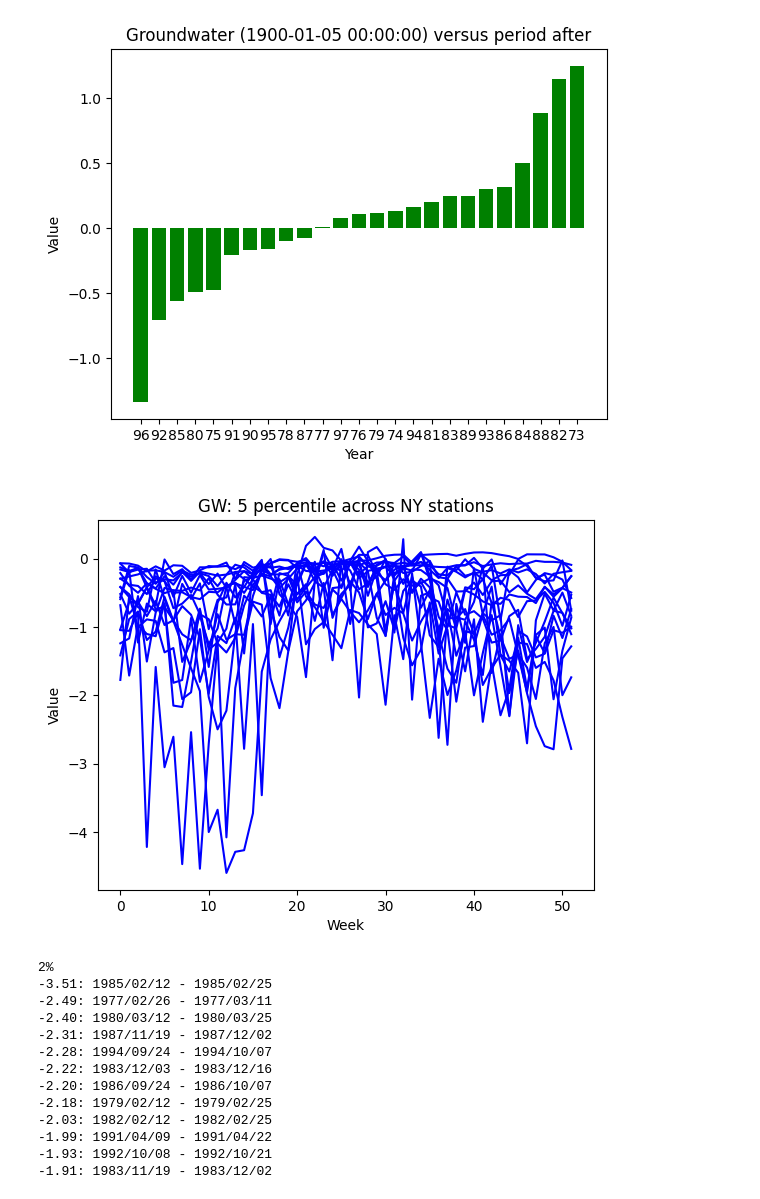
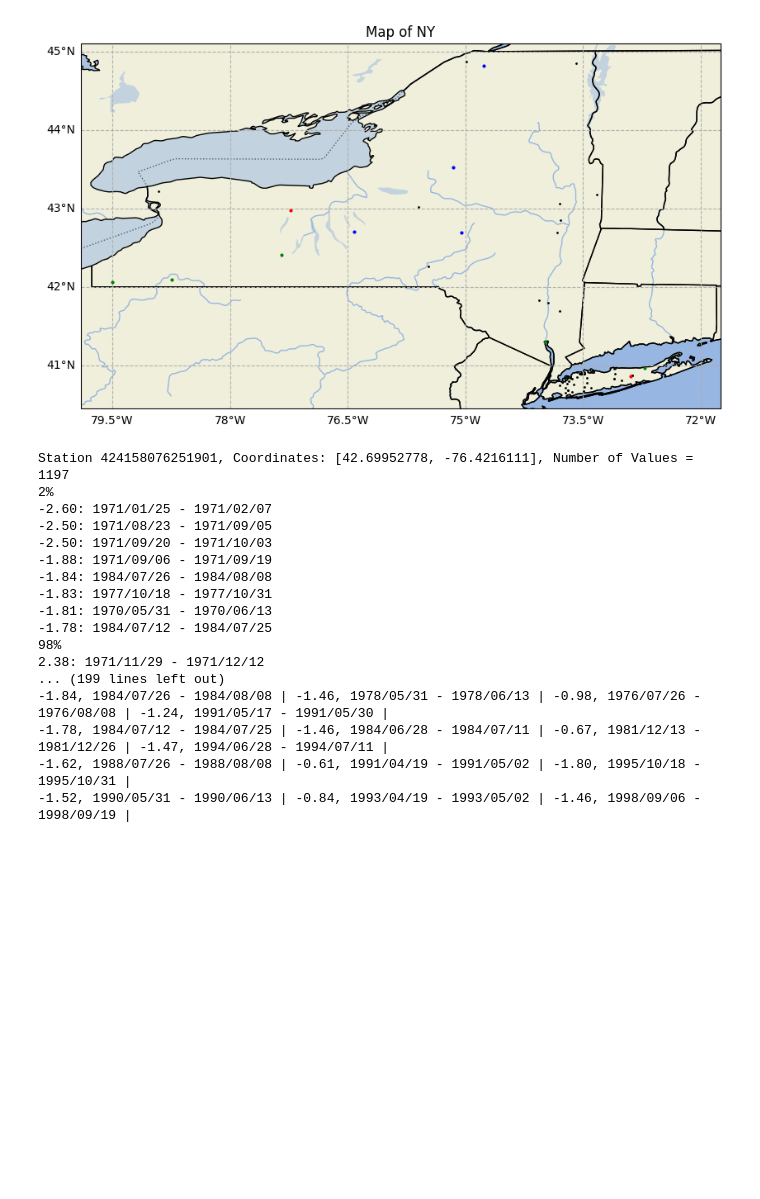
Before and after one commit to kschneider12/Cornell2024, a Jupyter notebook: groundwater.ipynb, the cells around one changed output. Saved outputs shown, nothing was run; the diff lists cells and outputs as text; code cells hidden in the pictures; blank space fills up the shorter version.

```diff
--- a/groundwater.ipynb
+++ b/groundwater.ipynb
@@ -385,7 +482,7 @@ def using_all_weeks(data, date, start_date, end_date, index_of_site, percent):
         if len(da) == 1:
             da = '0' + da
         #print(graph_comparison(data, f"{mo}-{da}", start_date, end_date, index_of_site, window, True, 0))
-        info = (graph_comparison(data, f"{mo}-{da}", start_date, end_date, index_of_site, window, False, 0))
+        info = (graph_comparison2(data, f"{mo}-{da}", start_date, end_date, index_of_site, window, False, 0))
         # Need to gather full date of entry
         #ERROR
         if info:
@@ -393,5 +490,11 @@ def using_all_weeks(data, date, start_date, end_date, index_of_site, percent):
                 total_data.append([info[0][i],f"{info[7][i]}/{(info[5])} - {info[7][i]}/{info[6]}"])
     total_data.sort(key=sortkey)
     print(str(percent) + "%")
+    #print(int(len(total_data)))
     for i in range(int(len(total_data) / (100 / percent))):
         print(f'{total_data[i][0]:.2f}: {total_data[i][1]}')
+
+    print(str(100 - percent) + "%")
+    for i in total_data[-1 * int(len(total_data) / (100 / percent)): -1]:
+        print(f'{i[0]:.2f}: {i[1]}')
+    return total_data[0:(int(int(len(total_data) / (100 / percent))))]
@@ -410,17 +1041,25 @@ end_date = "2023"
 date = "01-05"
 
 # Distance in weeks looked in each direction of date
-window_in_wks = 0.5
+window_in_wks = 2
 
 # determines which percentile is graphed, can be list of multiple percentiles
 percentile = [5]
 
-data = get_usgs_gw1(state, start_date, end_date)
-graph_comparison(data, date, start_date, end_date, 580, window_in_wks, True, percentile)
-percent(data, "01-05", start_date, end_date, percentile, state, "all")
+cluster = 2
+scope = 2
+
+#data = get_usgs_gw3(state, "1950-01-01", "2023-12-31")
+#data = get_usgs_gw_code('420530078445201', start_date, end_date)
+#print(num_of_reps(data, 27))
+#graph_comparison(data, date, start_date, end_date, 615, window_in_wks, True, percentile)
+#percent(data, "01-05", start_date, end_date, percentile, state, "all")
 #percentile = [5,10,25,33]
 #a = percent(data, "01-05", start_date, end_date, percentile, state, "580")
-using_all_weeks(data, date, start_date, end_date, 580, 2)
-differences(data, "01-14", start_date, end_date, 580, window_in_wks)
-#get_station_info(data, state, start_date, end_date)
+#using_all_weeks(data, date, start_date, end_date, 0, 2)
+#differences(data, "01-14", start_date, end_date, 615, window_in_wks)
+#get_station_info(data, start_date, end_date)
+percent = 2
+cluster_using_all_wks(state, cluster, 3, start_date, end_date, percent)
+#mapping2(state, 3, [632, 641, 362, 580], dt.datetime(int(end_date), 12, 31) - dt.datetime(int(start_date), 1, 1))
 # %% [output]
@@ -429,15 +1067,18 @@ Range of data set 2: 1900-01-08 12:00:00 - 1900-01-14 12:00:00
-[figure, old version]
+[figure, new version]
-[figure, removed]
+Station 424158076251901, Coordinates: [42.69952778, -76.4216111], Number of Values = 1197
 2%
--3.51: 1985/02/12 - 1985/02/25
--2.49: 1977/02/26 - 1977/03/11
--2.40: 1980/03/12 - 1980/03/25
--2.31: 1987/11/19 - 1987/12/02
--2.28: 1994/09/24 - 1994/10/07
--2.22: 1983/12/03 - 1983/12/16
--2.20: 1986/09/24 - 1986/10/07
--2.18: 1979/02/12 - 1979/02/25
--2.03: 1982/02/12 - 1982/02/25
--1.99: 1991/04/09 - 1991/04/22
--1.93: 1992/10/08 - 1992/10/21
--1.91: 1983/11/19 - 1983/12/02
+-2.60: 1971/01/25 - 1971/02/07
+-2.50: 1971/08/23 - 1971/09/05
+-2.50: 1971/09/20 - 1971/10/03
+-1.88: 1971/09/06 - 1971/09/19
+-1.84: 1984/07/26 - 1984/08/08
+-1.83: 1977/10/18 - 1977/10/31
+-1.81: 1970/05/31 - 1970/06/13
+-1.78: 1984/07/12 - 1984/07/25
+98%
+2.38: 1971/11/29 - 1971/12/12
+... (199 lines left out)
+-1.84, 1984/07/26 - 1984/08/08 | -1.46, 1978/05/31 - 1978/06/13 | -0.98, 1976/07/26 - 1976/08/08 | -1.24, 1991/05/17 - 1991/05/30 |
+-1.78, 1984/07/12 - 1984/07/25 | -1.46, 1984/06/28 - 1984/07/11 | -0.67, 1981/12/13 - 1981/12/26 | -1.47, 1994/06/28 - 1994/07/11 |
+-1.62, 1988/07/26 - 1988/08/08 | -0.61, 1991/04/19 - 1991/05/02 | -1.80, 1995/10/18 - 1995/10/31 |
+-1.52, 1990/05/31 - 1990/06/13 | -0.84, 1993/04/19 - 1993/05/02 | -1.46, 1998/09/06 - 1998/09/19 |
```
Also changed, not shown: parts of 7 cells of this notebook, 2 other files.
